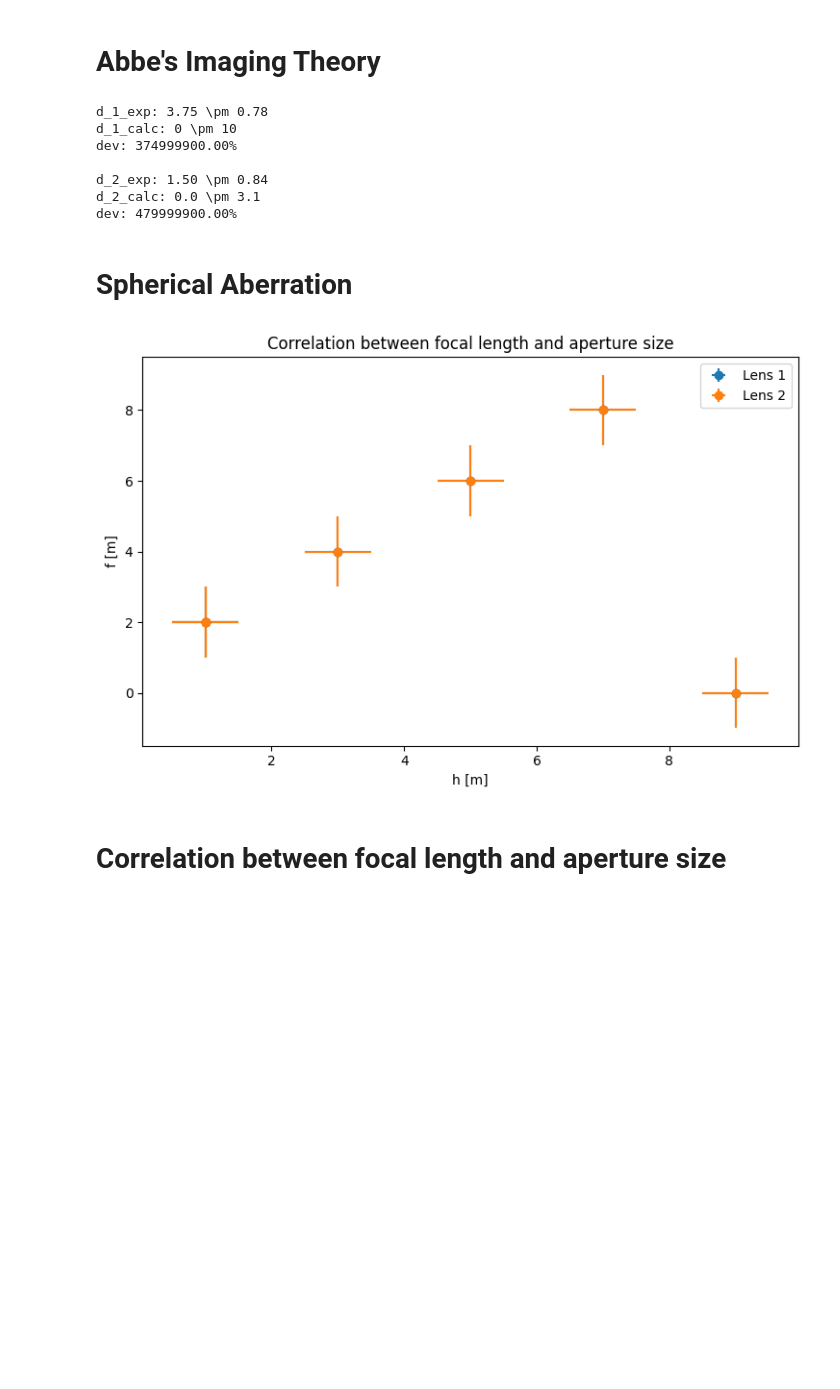
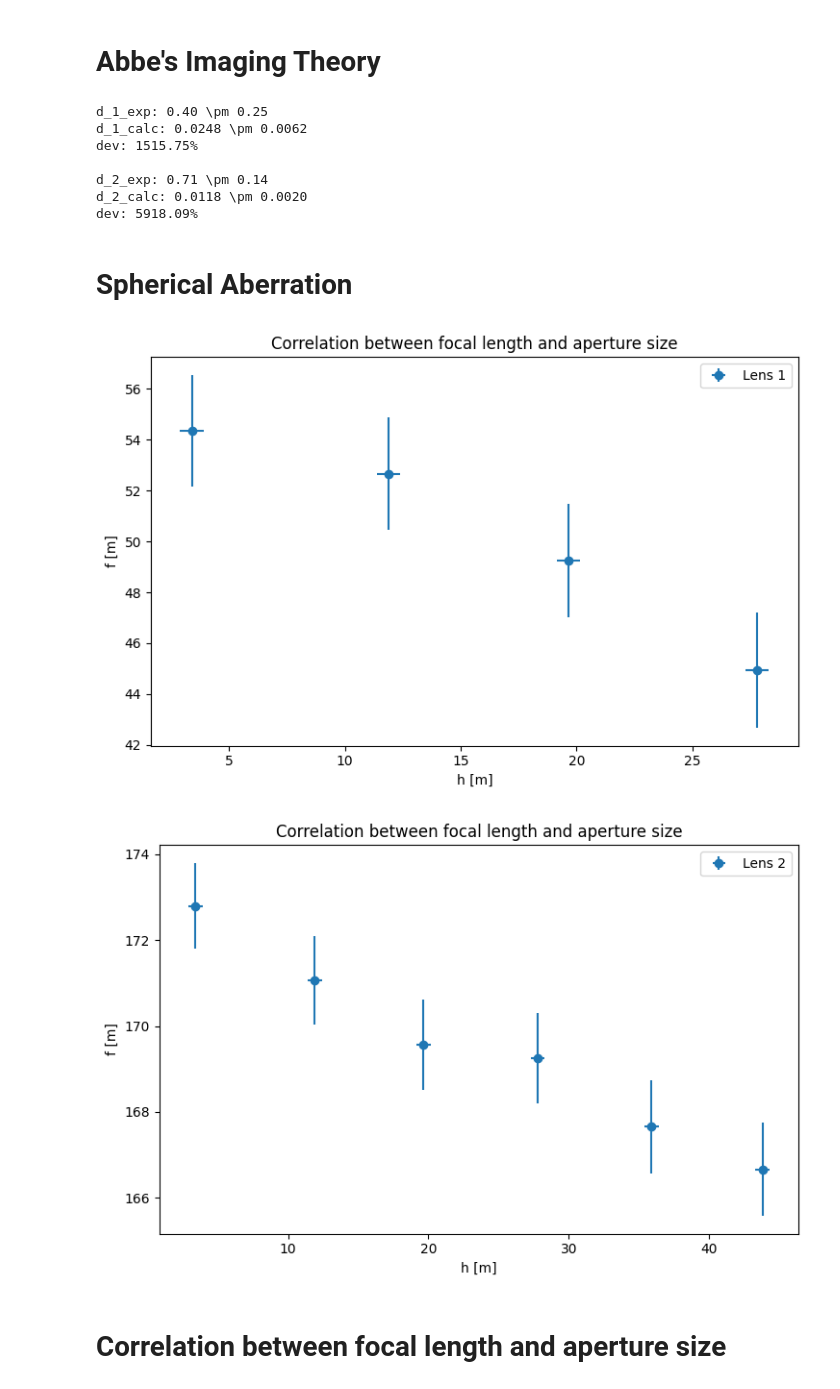
Before and after one commit to Mhfd10/P2_ETHZ_SS26, a Jupyter notebook: Geometrical Optics/main.ipynb, the cells around one changed output. Saved outputs shown, nothing was run; the diff lists cells and outputs as text; code cells hidden in the pictures; blank space fills up the shorter version.

```diff
--- a/Geometrical Optics/main.ipynb
+++ b/Geometrical Optics/main.ipynb
@@ -4,6 +4,8 @@ import matplotlib.pyplot as plt
 from uncertainties import ufloat
 from uncertainties import unumpy
 from scipy import odr
+
+master_sigma = 3 # mm
 # %% [markdown]
 # Focal length from Object and Image Distance
 # %%
@@ -154,22 +158,22 @@ print(f'{g_2:.2uL}')
 # %% [markdown]
 # Abbe's Imaging Theory
 # %%
-lam = ufloat(500*10**(-9), 5) # m
-f_AIT = ufloat(3, 0.5) # m
+lam = ufloat(520*10**(-6), 1*10**(-6)) # mm
+f_AIT = f_1_BM
 
-d_1_calc = f_AIT * (lam/g_1)
-d_2_calc = f_AIT * (lam/g_2)
+d_1_calc = f_AIT * (lam/g_2) # fine mesh
+d_2_calc = f_AIT * (lam/g_1) # large mesh
 
 data_AIT = np.loadtxt('AIT.txt', delimiter=',')
 
 sigma_a_b_AIT = 0.5
-sigma_d = 0.02
+sigma_dp = 0.5
 
-slit_1 = unumpy.uarray(data_AIT[0], [sigma_a_b_AIT, sigma_a_b_AIT, sigma_d])
-slit_2 = unumpy.uarray(data_AIT[1], [sigma_a_b_AIT, sigma_a_b_AIT, sigma_d])
+slit_1 = unumpy.uarray(data_AIT[0], [sigma_a_b_AIT, sigma_a_b_AIT, sigma_dp])
+slit_2 = unumpy.uarray(data_AIT[1], [sigma_a_b_AIT, sigma_a_b_AIT, sigma_dp])
 
-d_1_exp = g_single(slit_1)
-d_2_exp = g_single(slit_2)
+d_1_exp = g_single(slit_1) # fine mesh
+d_2_exp = g_single(slit_2) # large mesh
 
 print(f'd_1_exp: {d_1_exp:.2uL}')
 print(f'd_1_calc: {d_1_calc:.2uL}')
@@ -179,40 +183,62 @@ print(f'd_2_exp: {d_2_exp:.2uL}')
 print(f'd_2_calc: {d_2_calc:.2uL}')
 print(f'dev: {(d_2_exp.n - d_2_calc.n) / d_2_calc.n :.2%}\n')
 # %% [output]
-d_1_exp: 3.75 \pm 0.78
-d_1_calc: 0 \pm 10
-dev: 374999900.00%
+d_1_exp: 0.40 \pm 0.25
+d_1_calc: 0.0248 \pm 0.0062
+dev: 1515.75%
 
-d_2_exp: 1.50 \pm 0.84
-d_2_calc: 0.0 \pm 3.1
-dev: 479999900.00%
+d_2_exp: 0.71 \pm 0.14
+d_2_calc: 0.0118 \pm 0.0020
+dev: 5918.09%
 # %% [markdown]
 # Spherical Aberration
 # %%
+def f_BM_for_SA(lens):
+    d = lens[:, 0]
+    a = lens[:, 1]
+    b = lens[:, 2]
+    e = b - a
+
+    return (d**2-e**2)/(4*d)
+
 data_SA = np.loadtxt('SA.txt', delimiter=',')
 sigma_h = 0.5
-sigma_f = 1
 
 h_u = unumpy.uarray(data_SA[:,0], sigma_h)
-f_u = unumpy.uarray(data_SA[:,1], sigma_f)
+d_a_b = unumpy.uarray(data_SA[:,1:], master_sigma)
+f_SA= f_BM_for_SA(d_a_b)
 
-lens_1_SA = np.array([h_u[:6], f_u[:6]])
-lens_2_SA = np.array([h_u[6:], f_u[6:]])
+lens_1_SA = np.array([h_u[:4], f_SA[:4]])
+lens_2_SA = np.array([h_u[5:], f_SA[5:]])
 
+# plot lens 1
 plt.figure(figsize=(7.5, 5))
 plt.style.use('default')
 plt.errorbar(unumpy.nominal_values(lens_1_SA[0]), unumpy.nominal_values(lens_1_SA[1]), xerr=unumpy.std_devs(lens_1_SA[0]), yerr=unumpy.std_devs(lens_1_SA[1]), fmt='o', label='Lens 1')
+
+plt.xlabel('h [m]')
+plt.ylabel('f [m]')
+plt.title(f'Correlation between focal length and aperture size')
+plt.legend(loc='best')
+plt.tight_layout()
+plt.savefig('Spherical_Aberration_lens_1.png', dpi=600)
+plt.show()
+
+# plot lens 2
+plt.figure(figsize=(7.5, 5))
+plt.style.use('default')
 plt.errorbar(unumpy.nominal_values(lens_2_SA[0]), unumpy.nominal_values(lens_2_SA[1]), xerr=unumpy.std_devs(lens_2_SA[0]), yerr=unumpy.std_devs(lens_2_SA[1]), fmt='o', label='Lens 2')
 
 plt.xlabel('h [m]')
 plt.ylabel('f [m]')
 plt.title(f'Correlation between focal length and aperture size')
 plt.legend(loc='best')
 plt.tight_layout()
-plt.savefig('Spherical_Aberration.png', dpi=600)
+plt.savefig('Spherical_Aberration_lens_2.png', dpi=600)
 plt.show()
 # %% [output]
-[figure, old version]
+[figure, new version]
+[figure, added]
 # %% [markdown]
 # Correlation between focal length and aperture size
 # %%
```
Also changed, not shown: parts of 5 cells of this notebook, 8 other files.
